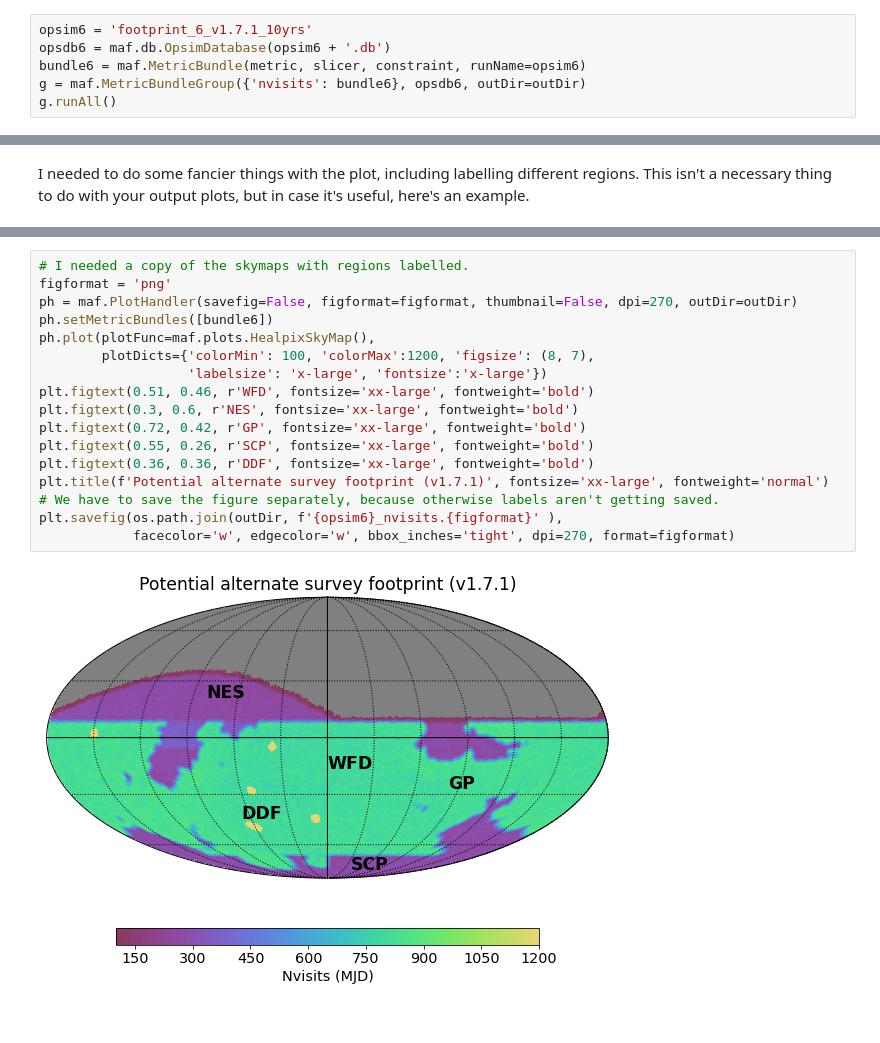
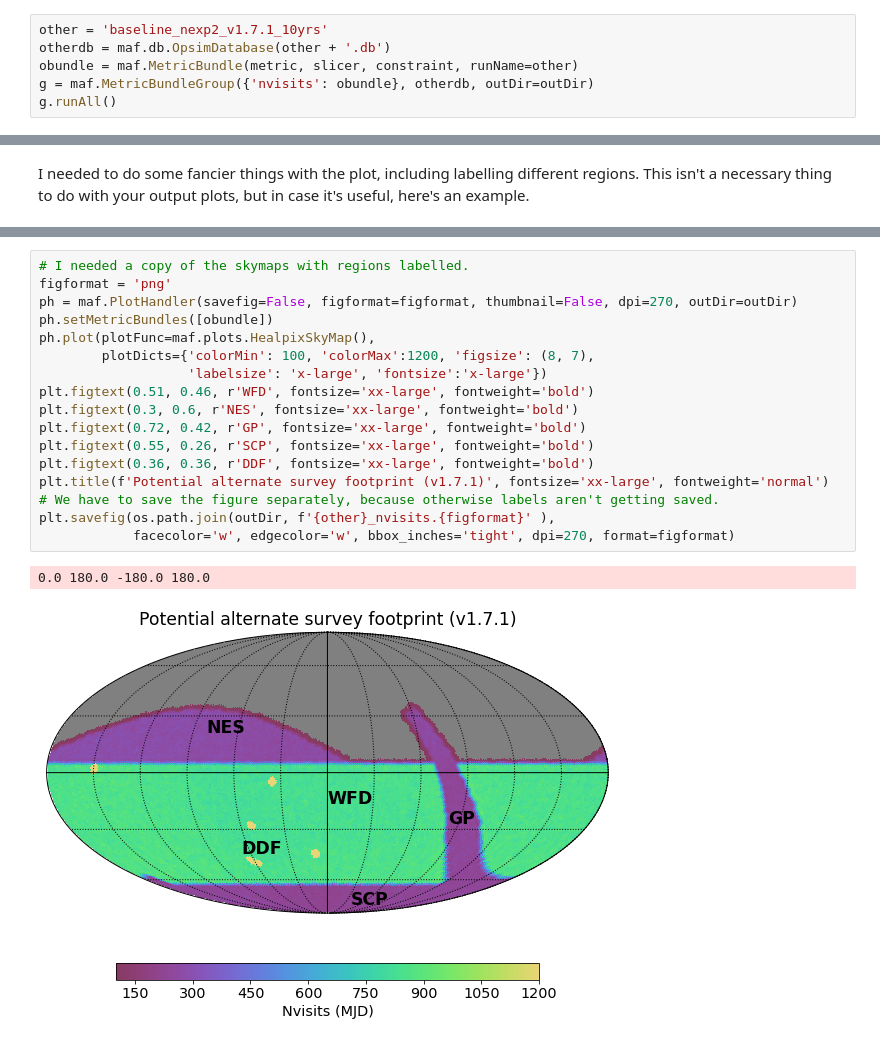
Before and after one commit to lsst/rubin_sim_notebooks, a Jupyter notebook: maf/tutorial/Survey Footprint.ipynb, the cells around one changed output, grey strips where cells are left out. Cells and saved outputs as stored; diff of their text form.

```diff
--- a/maf/tutorial/Survey Footprint.ipynb
+++ b/maf/tutorial/Survey Footprint.ipynb
@@ -92,7 +94,7 @@ To download:
 # %%
-opsim6 = 'footprint_6_v1.7.1_10yrs'
-opsdb6 = maf.db.OpsimDatabase(opsim6 + '.db')
-bundle6 = maf.MetricBundle(metric, slicer, constraint, runName=opsim6)
-g = maf.MetricBundleGroup({'nvisits': bundle6}, opsdb6, outDir=outDir)
+other = 'baseline_nexp2_v1.7.1_10yrs'
+otherdb = maf.db.OpsimDatabase(other + '.db')
+obundle = maf.MetricBundle(metric, slicer, constraint, runName=other)
+g = maf.MetricBundleGroup({'nvisits': obundle}, otherdb, outDir=outDir)
 g.runAll()
 # %% [output]
@@ -135,19 +140,20 @@ plt.savefig(os.path.join(outDir, f'{opsim}_nvisits.{figformat}' ),
 # %%
 # I needed a copy of the skymaps with regions labelled.
 figformat = 'png'
 ph = maf.PlotHandler(savefig=False, figformat=figformat, thumbnail=False, dpi=270, outDir=outDir)
-ph.setMetricBundles([bundle6])
+ph.setMetricBundles([obundle])
 ph.plot(plotFunc=maf.plots.HealpixSkyMap(),
         plotDicts={'colorMin': 100, 'colorMax':1200, 'figsize': (8, 7),
                    'labelsize': 'x-large', 'fontsize':'x-large'})
 plt.figtext(0.51, 0.46, r'WFD', fontsize='xx-large', fontweight='bold')
 plt.figtext(0.3, 0.6, r'NES', fontsize='xx-large', fontweight='bold')
 plt.figtext(0.72, 0.42, r'GP', fontsize='xx-large', fontweight='bold')
 plt.figtext(0.55, 0.26, r'SCP', fontsize='xx-large', fontweight='bold')
 plt.figtext(0.36, 0.36, r'DDF', fontsize='xx-large', fontweight='bold')
 plt.title(f'Potential alternate survey footprint (v1.7.1)', fontsize='xx-large', fontweight='normal')
 # We have to save the figure separately, because otherwise labels aren't getting saved.
-plt.savefig(os.path.join(outDir, f'{opsim6}_nvisits.{figformat}' ),
+plt.savefig(os.path.join(outDir, f'{other}_nvisits.{figformat}' ),
             facecolor='w', edgecolor='w', bbox_inches='tight', dpi=270, format=figformat)
 # %% [output]
+0.0 180.0 -180.0 180.0
-[figure, old version]
+[figure, new version]
```
Also changed, not shown: parts of 7 cells of this notebook.
